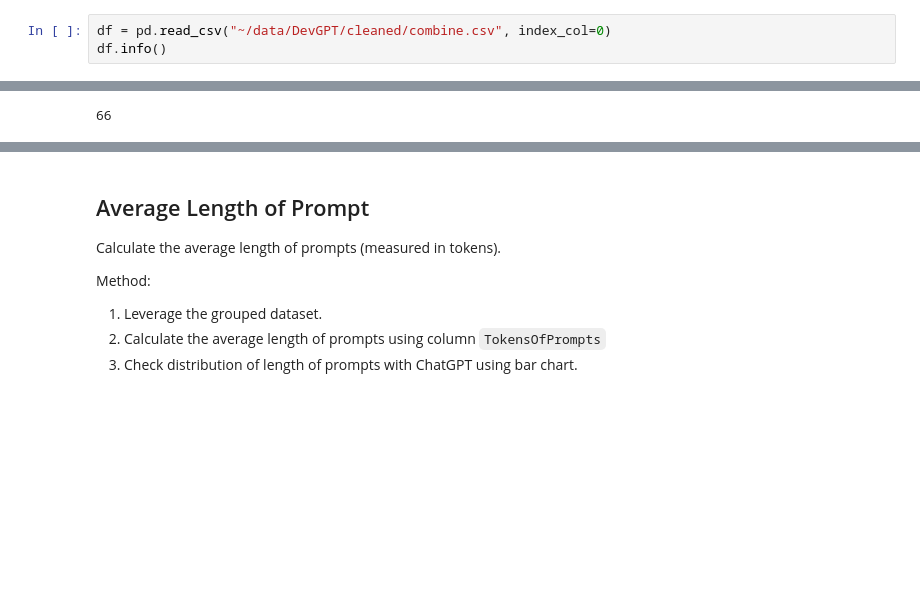
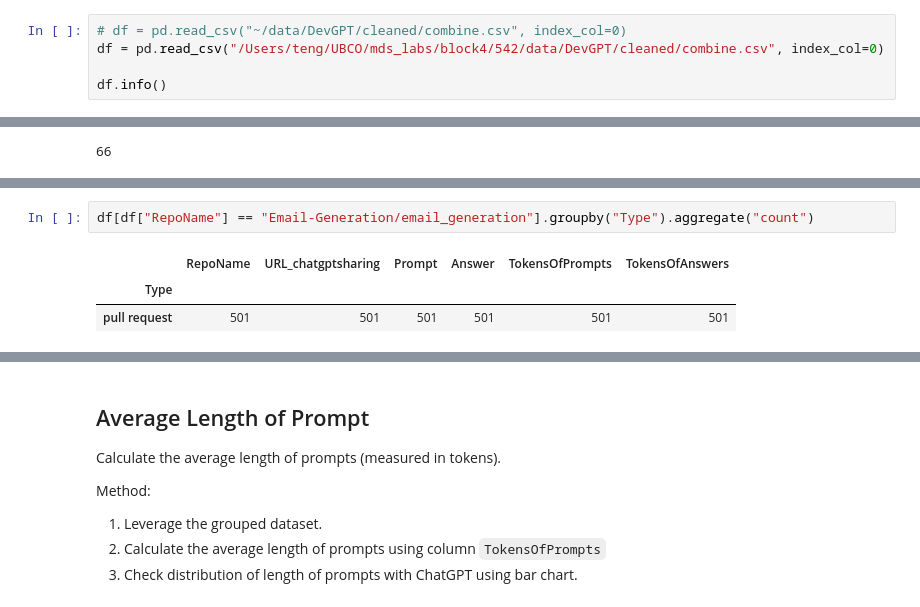
Before and after one commit to TenTen-Teng/MSR2024MiningChallenge, a Jupyter notebook: analysis_general.ipynb, the cells around one changed output, grey strips where cells are left out. Drawn from its saved outputs; the diff is of its cells as text; blank space fills up the shorter version.

```diff
--- a/analysis_general.ipynb
+++ b/analysis_general.ipynb
@@ -27,7 +29,9 @@ import altair as alt
 # %% [markdown]
 ## Read the Merged Dataset
 # %%
-df = pd.read_csv("~/data/DevGPT/cleaned/combine.csv", index_col=0)
+# df = pd.read_csv("~/data/DevGPT/cleaned/combine.csv", index_col=0)
+df = pd.read_csv("/Users/teng/UBCO/mds_labs/block4/542/data/DevGPT/cleaned/combine.csv", index_col=0)
+
 df.info()
 # %% [output]
 <class 'pandas.core.frame.DataFrame'>
@@ -77,5 +91,11 @@ Average interactions per pr: 20.42
 Maximum number of interactions: 501
 Minimum number of interactions: 3
+# %%
+df[df["RepoName"] == "Email-Generation/email_generation"].groupby("Type").aggregate("count")
+# %% [output]
+|  | RepoName | URL_chatgptsharing | Prompt | Answer | TokensOfPrompts | TokensOfAnswers |
+| Type |  |  |  |  |  |  |
+| pull request | 501 | 501 | 501 | 501 | 501 | 501 |
 # %%
 # Checking histogarm
 
```
Also changed, not shown: parts of 15 cells of this notebook.
